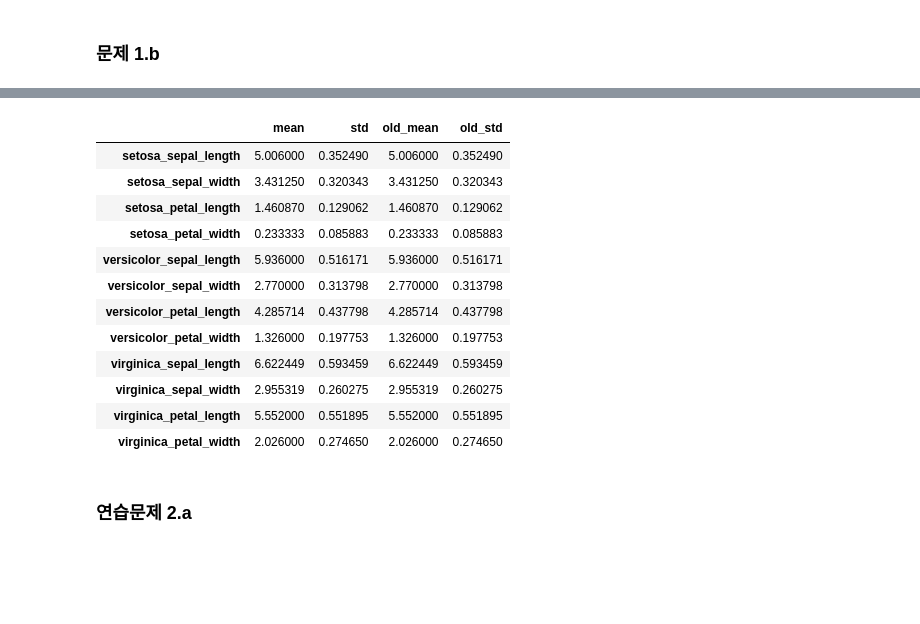
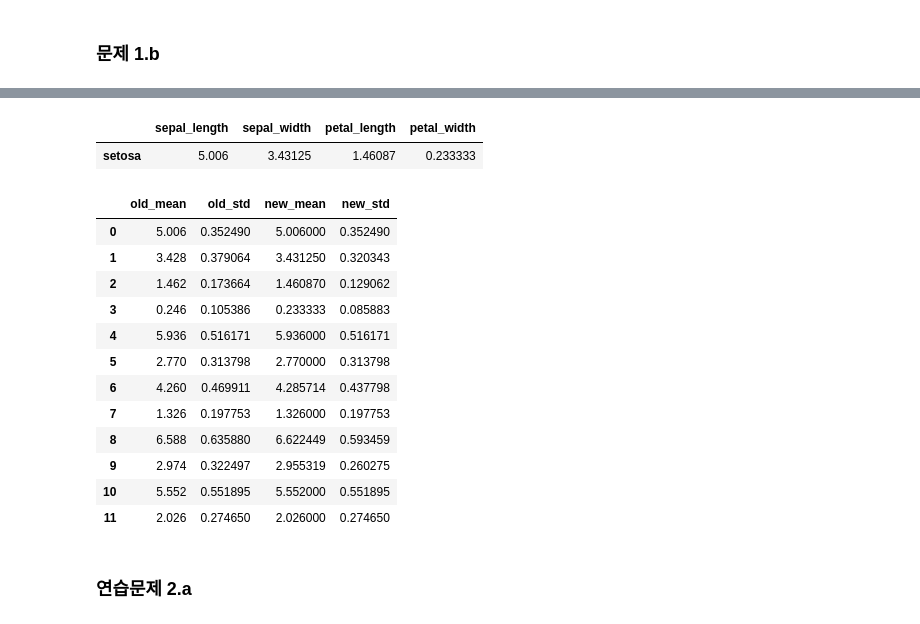
Before and after one commit to STNox/Data-Analysis, a Jupyter notebook: 03. Pandas/exercise2.ipynb, the cells around one changed output, grey strips where cells are left out. Drawn from its saved outputs; the diff is of its cells as text; code cells hidden in the pictures; blank space fills up the shorter version.

```diff
--- a/03. Pandas/exercise2.ipynb
+++ b/03. Pandas/exercise2.ipynb
@@ -55,3 +69,8 @@ def get_std(li):
+# %%
+pd.DataFrame(s_mean_dict, index=['setosa'])
+# %% [output]
+|  | sepal_length | sepal_width | petal_length | petal_width |
+| setosa | 5.006 | 3.43125 | 1.46087 | 0.233333 |
 # %%
 new_setosa = pd.DataFrame({'sepal_length':abn(setosa.sepal_length),
                            'sepal_width': abn(setosa.sepal_width),
@@ -64,7 +84,8 @@ setosa_std = get_std(set_cols)
 new_versi = pd.DataFrame({'sepal_length':abn(versi.sepal_length),
                           'sepal_width': abn(versi.sepal_width),
                           'petal_length': abn(versi.petal_length),
-                          'petal_width': abn(versi.petal_width)})
+                          'petal_width': abn(versi.petal_width),
+                          'species': ['versicolor'] * 50})
 ver_cols = [new_versi.sepal_length, new_versi.sepal_width, new_versi.petal_length, new_versi.petal_width]
 versi_mean = get_mean(ver_cols)
 versi_std = get_std(ver_cols)
@@ -72,7 +93,8 @@ versi_std = get_std(ver_cols)
 new_virgin = pd.DataFrame({'sepal_length':abn(virgin.sepal_length),
                            'sepal_width': abn(virgin.sepal_width),
                            'petal_length': abn(virgin.petal_length),
-                           'petal_width': abn(virgin.petal_width)})
+                           'petal_width': abn(virgin.petal_width),
+                           'species': ['virgin'] * 50})
 vir_cols = [new_virgin.sepal_length, new_virgin.sepal_width, new_virgin.petal_length, new_virgin.petal_width]
 virgin_mean = get_mean(vir_cols)
 virgin_std = get_std(vir_cols)
@@ -98,34 +101,29 @@ desc_iris = fin.T
-# %%
-old_set_cols = [setosa.sepal_length, setosa.sepal_width, setosa.petal_length, setosa.petal_width]
-old_ver_cols = [versi.sepal_length, versi.sepal_width, versi.petal_length, versi.petal_width]
-old_vir_cols = [virgin.sepal_length, virgin.sepal_width, virgin.petal_length, virgin.petal_width]
-old_smean = get_mean(old_set_cols)
-old_sstd = get_std(old_set_cols)
-old_vemean = get_mean(old_ver_cols)
-old_vestd = get_std(old_ver_cols)
-old_vimean = get_mean(old_vir_cols)
-old_vistd = get_std(old_vir_cols)
-old_mean = [old_smean, old_vemean, old_vimean]
-old_std = [old_sstd, old_vestd, old_vistd]
-old_mean = sum(old_mean, [])
-old_std = sum(old_std, [])
-desc_iris['old_mean'] = old_mean
-desc_iris['old_std'] = old_std
-desc_iris
-# %% [output]
-|  | mean | std | old_mean | old_std |
-| setosa_sepal_length | 5.006000 | 0.352490 | 5.006000 | 0.352490 |
-| setosa_sepal_width | 3.431250 | 0.320343 | 3.431250 | 0.320343 |
-| setosa_petal_length | 1.460870 | 0.129062 | 1.460870 | 0.129062 |
-| setosa_petal_width | 0.233333 | 0.085883 | 0.233333 | 0.085883 |
-| versicolor_sepal_length | 5.936000 | 0.516171 | 5.936000 | 0.516171 |
-| versicolor_sepal_width | 2.770000 | 0.313798 | 2.770000 | 0.313798 |
-| versicolor_petal_length | 4.285714 | 0.437798 | 4.285714 | 0.437798 |
-| versicolor_petal_width | 1.326000 | 0.197753 | 1.326000 | 0.197753 |
-| virginica_sepal_length | 6.622449 | 0.593459 | 6.622449 | 0.593459 |
-| virginica_sepal_width | 2.955319 | 0.260275 | 2.955319 | 0.260275 |
-| virginica_petal_length | 5.552000 | 0.551895 | 5.552000 | 0.551895 |
-| virginica_petal_width | 2.026000 | 0.274650 | 2.026000 | 0.274650 |
+# %%
+tmp_means = [setosa_mean, versi_mean, virgin_mean]
+new_mean = sum(tmp_means, [])
+tmp_stds = [setosa_std, versi_std, virgin_std]
+new_std = sum(tmp_stds, [])
+# %%
+refine_iris = pd.DataFrame({
+    'old_mean': old_mean,
+    'old_std': old_std,
+    'new_mean': new_mean,
+    'new_std': new_std})
+refine_iris
+# %% [output]
+|  | old_mean | old_std | new_mean | new_std |
+| 0 | 5.006 | 0.352490 | 5.006000 | 0.352490 |
+| 1 | 3.428 | 0.379064 | 3.431250 | 0.320343 |
+| 2 | 1.462 | 0.173664 | 1.460870 | 0.129062 |
+| 3 | 0.246 | 0.105386 | 0.233333 | 0.085883 |
+| 4 | 5.936 | 0.516171 | 5.936000 | 0.516171 |
+| 5 | 2.770 | 0.313798 | 2.770000 | 0.313798 |
+| 6 | 4.260 | 0.469911 | 4.285714 | 0.437798 |
+| 7 | 1.326 | 0.197753 | 1.326000 | 0.197753 |
+| 8 | 6.588 | 0.635880 | 6.622449 | 0.593459 |
+| 9 | 2.974 | 0.322497 | 2.955319 | 0.260275 |
+| 10 | 5.552 | 0.551895 | 5.552000 | 0.551895 |
+| 11 | 2.026 | 0.274650 | 2.026000 | 0.274650 |
 # %% [markdown]
 ### 연습문제 2.a
 # %%
```
Also changed, not shown: parts of 5 cells of this notebook.
